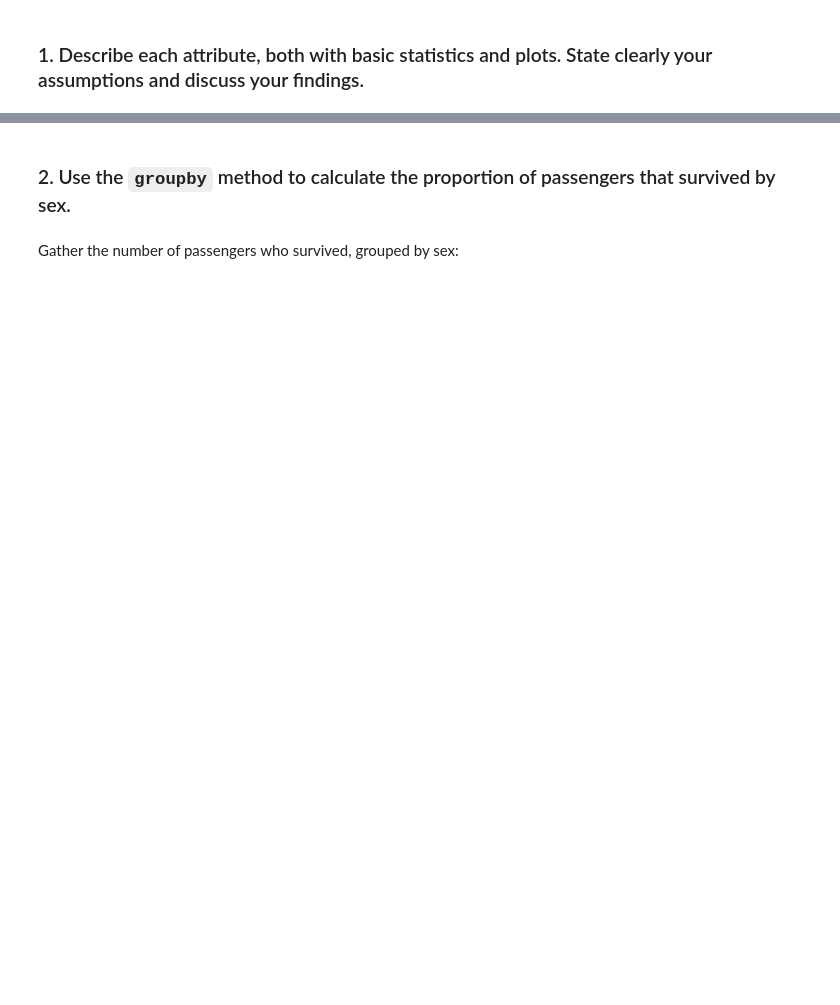
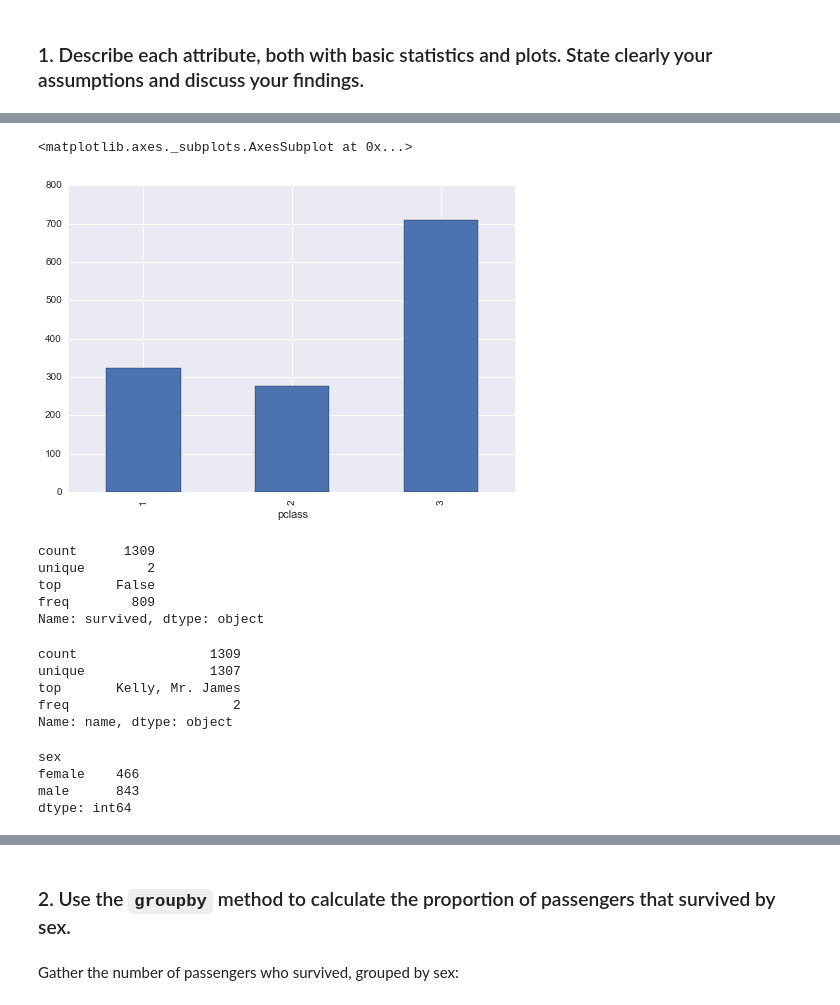
Before and after one commit to romac/ADAHomeworks, a Jupyter notebook: 01 - Pandas and Data Wrangling/Data Wrangling with Pandas.ipynb, the cells around one changed output, grey strips where cells are left out. Saved outputs shown, nothing was run; the diff lists cells and outputs as text; code cells hidden in the pictures; blank space fills up the shorter version.

```diff
--- a/01 - Pandas and Data Wrangling/Data Wrangling with Pandas.ipynb
+++ b/01 - Pandas and Data Wrangling/Data Wrangling with Pandas.ipynb
@@ -1709,0 +1716,28 @@ mb.sample(5)
+# %%
+titanic.groupby('pclass').size().plot(kind = 'bar')
+# %% [output]
+<matplotlib.axes._subplots.AxesSubplot at 0x...>
+[figure, added]
+# %%
+titanic['survived'].dropna().describe()
+# %% [output]
+count      1309
+unique        2
+top       False
+freq        809
+Name: survived, dtype: object
+# %%
+titanic['name'].dropna().describe()
+# %% [output]
+count                 1309
+unique                1307
+top       Kelly, Mr. James
+freq                     2
+Name: name, dtype: object
+# %%
+mb.groupby('sex').size()
+# %% [output]
+sex
+female    466
+male      843
+dtype: int64
```
Also changed, not shown: parts of 24 cells of this notebook.
